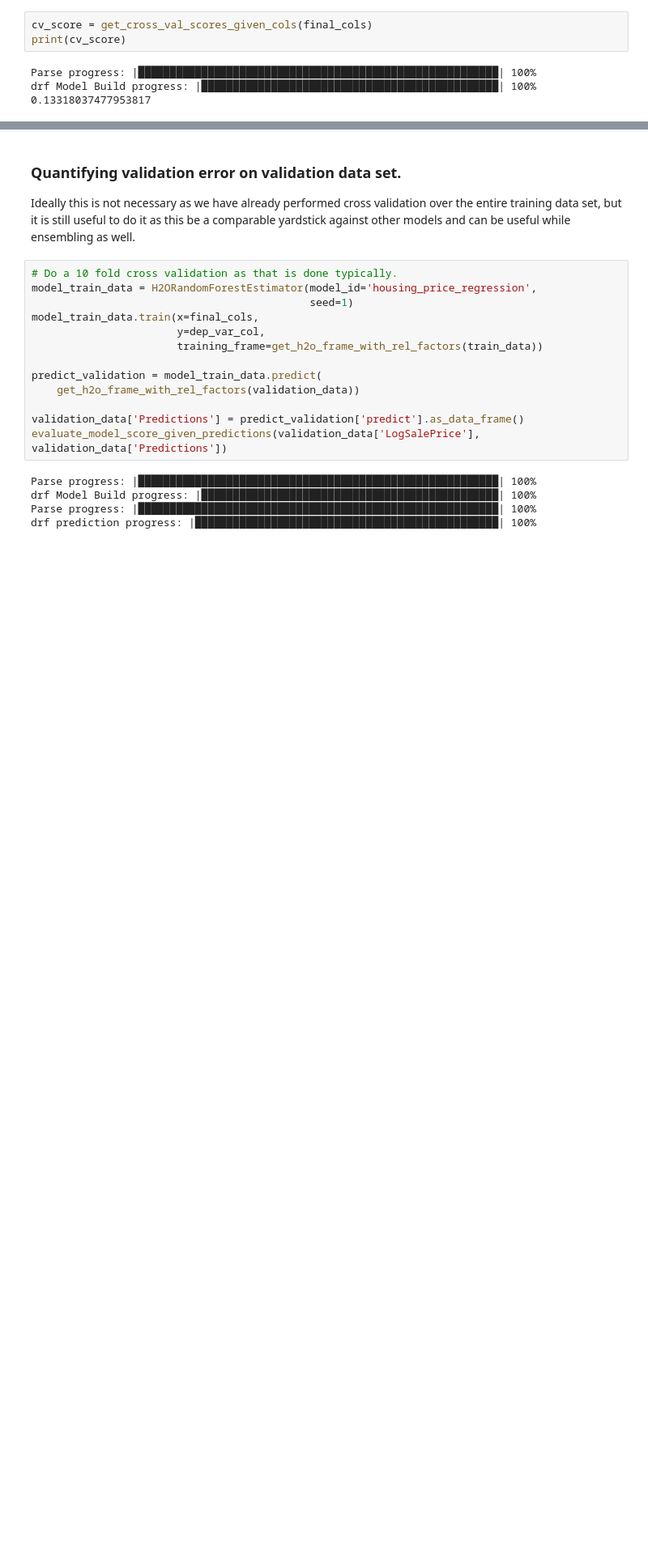
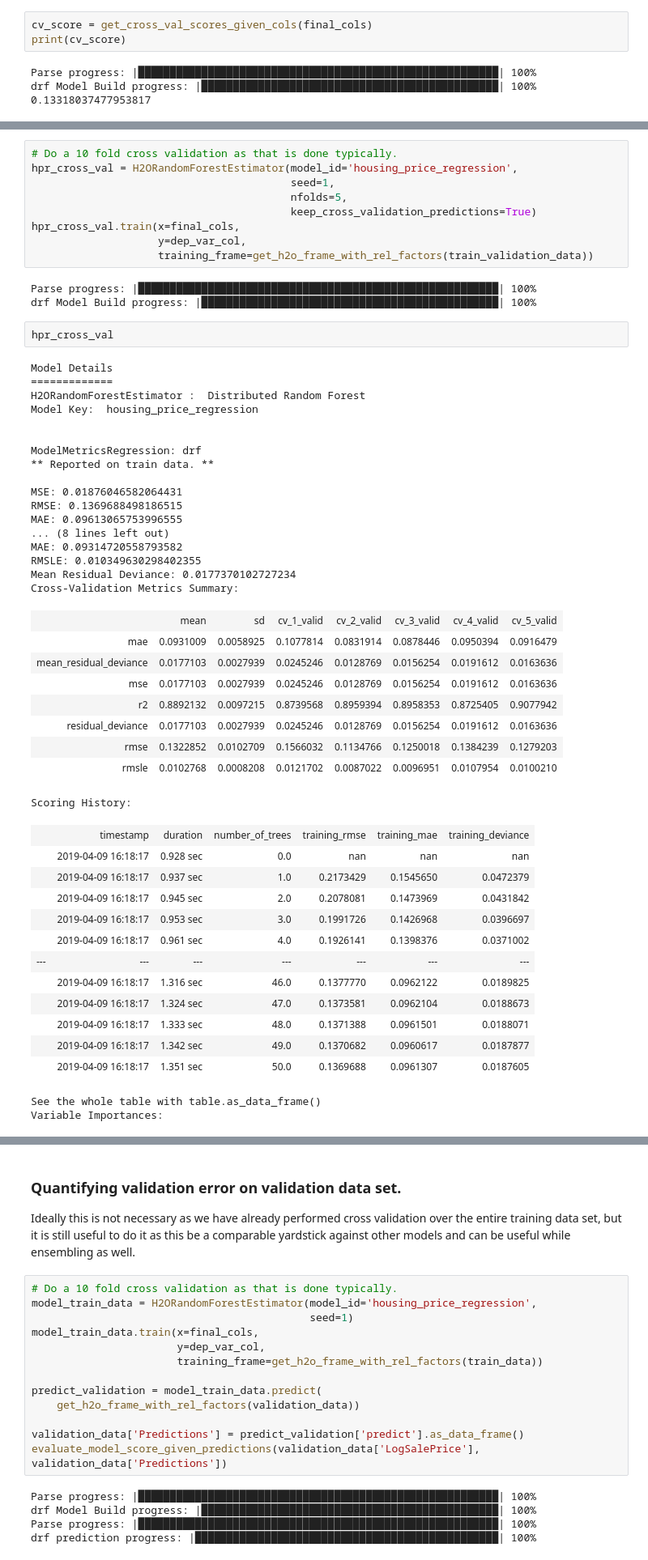
Before and after one commit to babinu-uthup-4JESUS-zz/housing_price_prediction, a Jupyter notebook: second_iteration/random_forest/h2o_randomForest.ipynb, the cells around one changed output, grey strips where cells are left out. Shown at 81% size. Drawn from its saved outputs; the diff is of its cells as text; blank space fills up the shorter version.

Commit message:
updated printing of  validation/cross validation metrics.
Made the following changes :

1. Printed validation error lasso method.
2. Printed complete cross validaton metrics for h2o randomForest.

```diff
--- a/second_iteration/random_forest/h2o_randomForest.ipynb
+++ b/second_iteration/random_forest/h2o_randomForest.ipynb
@@ -1051,0 +678,55 @@ drf Model Build progress: |█████████████████
+# %%
+# Do a 10 fold cross validation as that is done typically.
+hpr_cross_val = H2ORandomForestEstimator(model_id='housing_price_regression',
+                                         seed=1,
+                                         nfolds=5,
+                                         keep_cross_validation_predictions=True)
+hpr_cross_val.train(x=final_cols,
+                    y=dep_var_col,
+                    training_frame=get_h2o_frame_with_rel_factors(train_validation_data))
+# %% [output]
+Parse progress: |█████████████████████████████████████████████████████████| 100%
+drf Model Build progress: |███████████████████████████████████████████████| 100%
+# %%
+hpr_cross_val
+# %% [output]
+Model Details
+=============
+H2ORandomForestEstimator :  Distributed Random Forest
+Model Key:  housing_price_regression
+
+
+ModelMetricsRegression: drf
+** Reported on train data. **
+
+MSE: 0.01876046582064431
+RMSE: 0.1369688498186515
+MAE: 0.09613065753996555
+... (8 lines left out)
+MAE: 0.09314720558793582
+RMSLE: 0.010349630298402355
+Mean Residual Deviance: 0.0177370102727234
+Cross-Validation Metrics Summary:
+|  | mean | sd | cv_1_valid | cv_2_valid | cv_3_valid | cv_4_valid | cv_5_valid |
+| mae | 0.0931009 | 0.0058925 | 0.1077814 | 0.0831914 | 0.0878446 | 0.0950394 | 0.0916479 |
+| mean_residual_deviance | 0.0177103 | 0.0027939 | 0.0245246 | 0.0128769 | 0.0156254 | 0.0191612 | 0.0163636 |
+| mse | 0.0177103 | 0.0027939 | 0.0245246 | 0.0128769 | 0.0156254 | 0.0191612 | 0.0163636 |
+| r2 | 0.8892132 | 0.0097215 | 0.8739568 | 0.8959394 | 0.8958353 | 0.8725405 | 0.9077942 |
+| residual_deviance | 0.0177103 | 0.0027939 | 0.0245246 | 0.0128769 | 0.0156254 | 0.0191612 | 0.0163636 |
+| rmse | 0.1322852 | 0.0102709 | 0.1566032 | 0.1134766 | 0.1250018 | 0.1384239 | 0.1279203 |
+| rmsle | 0.0102768 | 0.0008208 | 0.0121702 | 0.0087022 | 0.0096951 | 0.0107954 | 0.0100210 |
+Scoring History:
+|  | timestamp | duration | number_of_trees | training_rmse | training_mae | training_deviance |
+|  | 2019-04-09 16:18:17 | 0.928 sec | 0.0 | nan | nan | nan |
+|  | 2019-04-09 16:18:17 | 0.937 sec | 1.0 | 0.2173429 | 0.1545650 | 0.0472379 |
+|  | 2019-04-09 16:18:17 | 0.945 sec | 2.0 | 0.2078081 | 0.1473969 | 0.0431842 |
+|  | 2019-04-09 16:18:17 | 0.953 sec | 3.0 | 0.1991726 | 0.1426968 | 0.0396697 |
+|  | 2019-04-09 16:18:17 | 0.961 sec | 4.0 | 0.1926141 | 0.1398376 | 0.0371002 |
+| --- | --- | --- | --- | --- | --- | --- |
+|  | 2019-04-09 16:18:17 | 1.316 sec | 46.0 | 0.1377770 | 0.0962122 | 0.0189825 |
+|  | 2019-04-09 16:18:17 | 1.324 sec | 47.0 | 0.1373581 | 0.0962104 | 0.0188673 |
+|  | 2019-04-09 16:18:17 | 1.333 sec | 48.0 | 0.1371388 | 0.0961501 | 0.0188071 |
+|  | 2019-04-09 16:18:17 | 1.342 sec | 49.0 | 0.1370682 | 0.0960617 | 0.0187877 |
+|  | 2019-04-09 16:18:17 | 1.351 sec | 50.0 | 0.1369688 | 0.0961307 | 0.0187605 |
+See the whole table with table.as_data_frame()
+Variable Importances:
```
Also changed, not shown: parts of 26 cells of this notebook, 1 other file.
